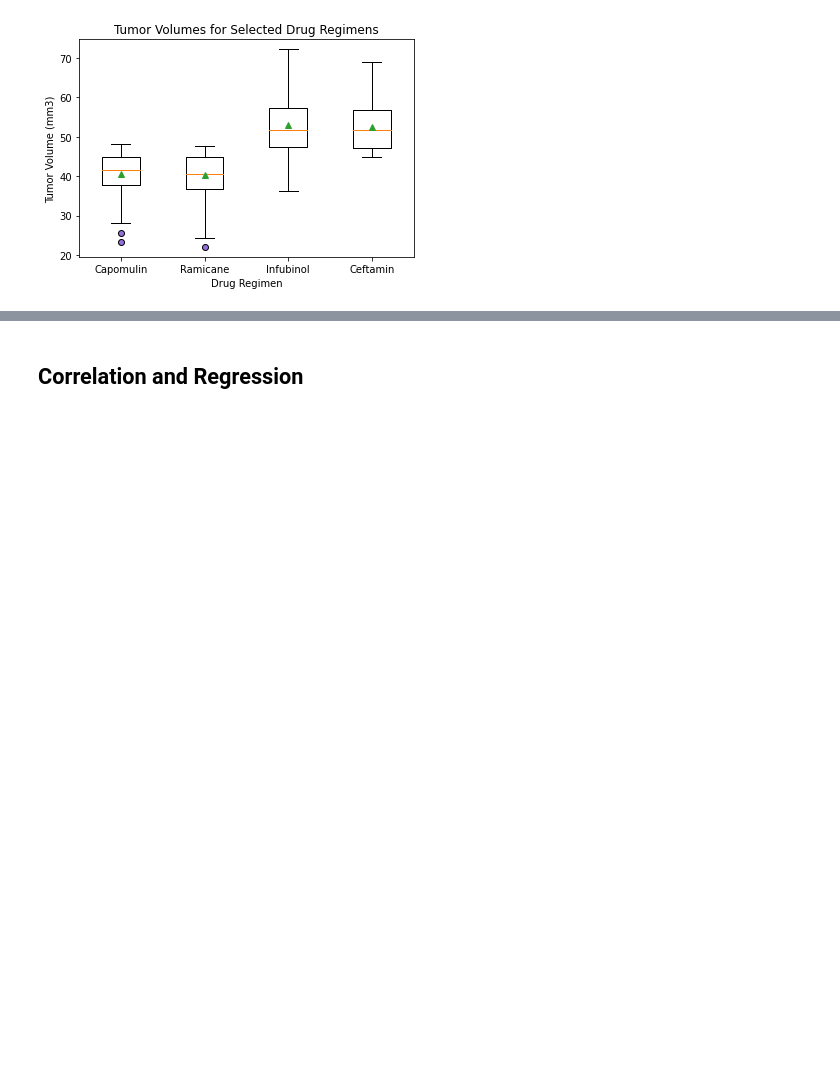
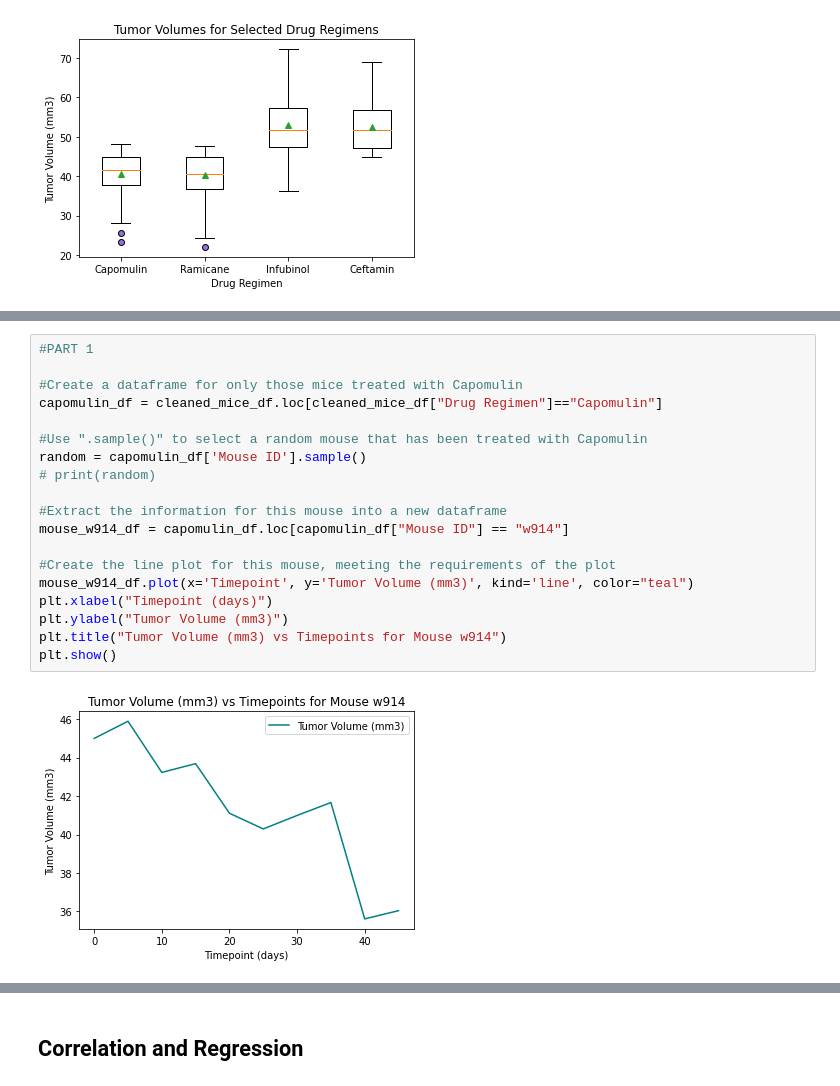
Before and after one commit to presitkaur/The-Power-of-Plots, a Jupyter notebook: Pymaceuticals.ipynb, the cells around one changed output, grey strips where cells are left out. Drawn from its saved outputs; the diff is of its cells as text; blank space fills up the shorter version.

Commit message:
Updated: Part 5 Line and Scatter Plots

```diff
--- a/Pymaceuticals.ipynb
+++ b/Pymaceuticals.ipynb
@@ -317,0 +321,21 @@ plt.show()
+# %%
+#PART 1
+
+#Create a dataframe for only those mice treated with Capomulin
+capomulin_df = cleaned_mice_df.loc[cleaned_mice_df["Drug Regimen"]=="Capomulin"]
+
+#Use ".sample()" to select a random mouse that has been treated with Capomulin
+random = capomulin_df['Mouse ID'].sample()
+# print(random)
+
+#Extract the information for this mouse into a new dataframe
+mouse_w914_df = capomulin_df.loc[capomulin_df["Mouse ID"] == "w914"]
+
+#Create the line plot for this mouse, meeting the requirements of the plot
+mouse_w914_df.plot(x='Timepoint', y='Tumor Volume (mm3)', kind='line', color="teal")
+plt.xlabel("Timepoint (days)")
+plt.ylabel("Tumor Volume (mm3)")
+plt.title("Tumor Volume (mm3) vs Timepoints for Mouse w914")
+plt.show()
+# %% [output]
+[figure, added]
```
Also changed, not shown: parts of 5 cells of this notebook.
